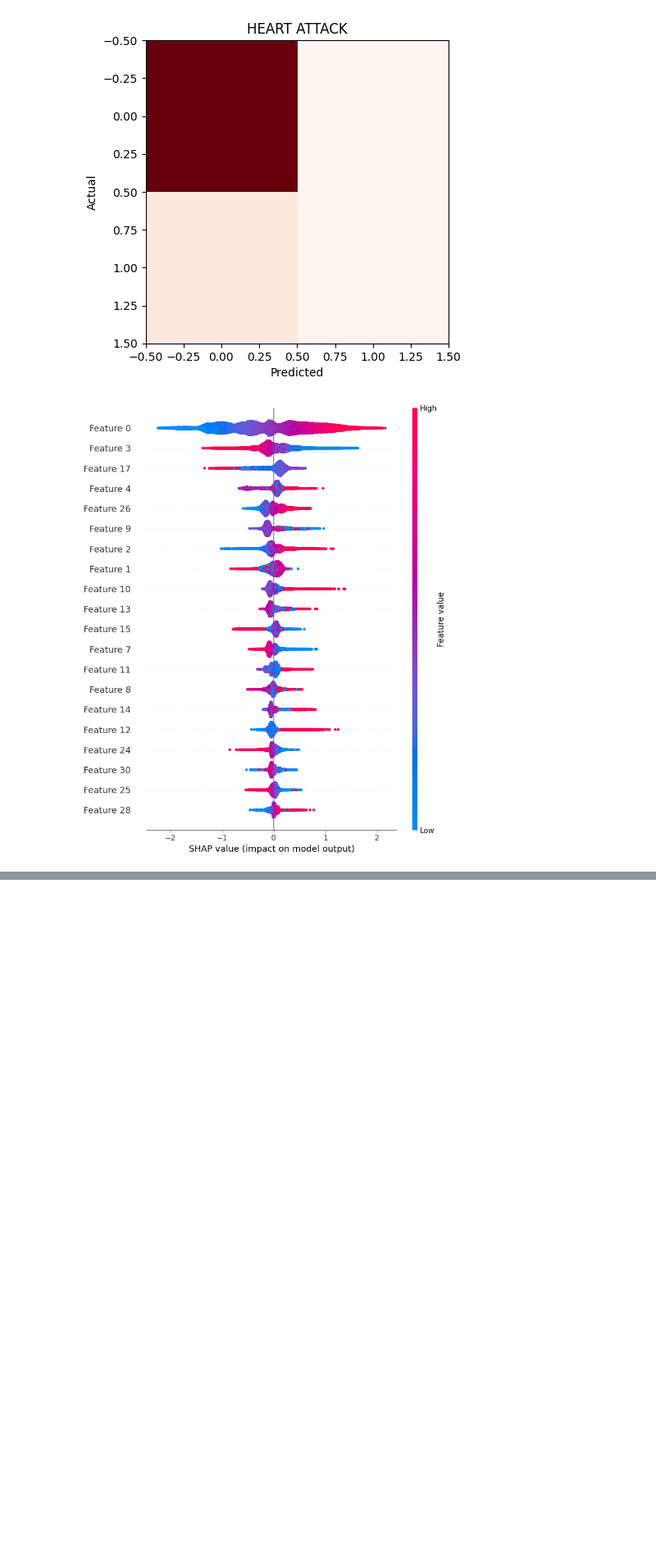
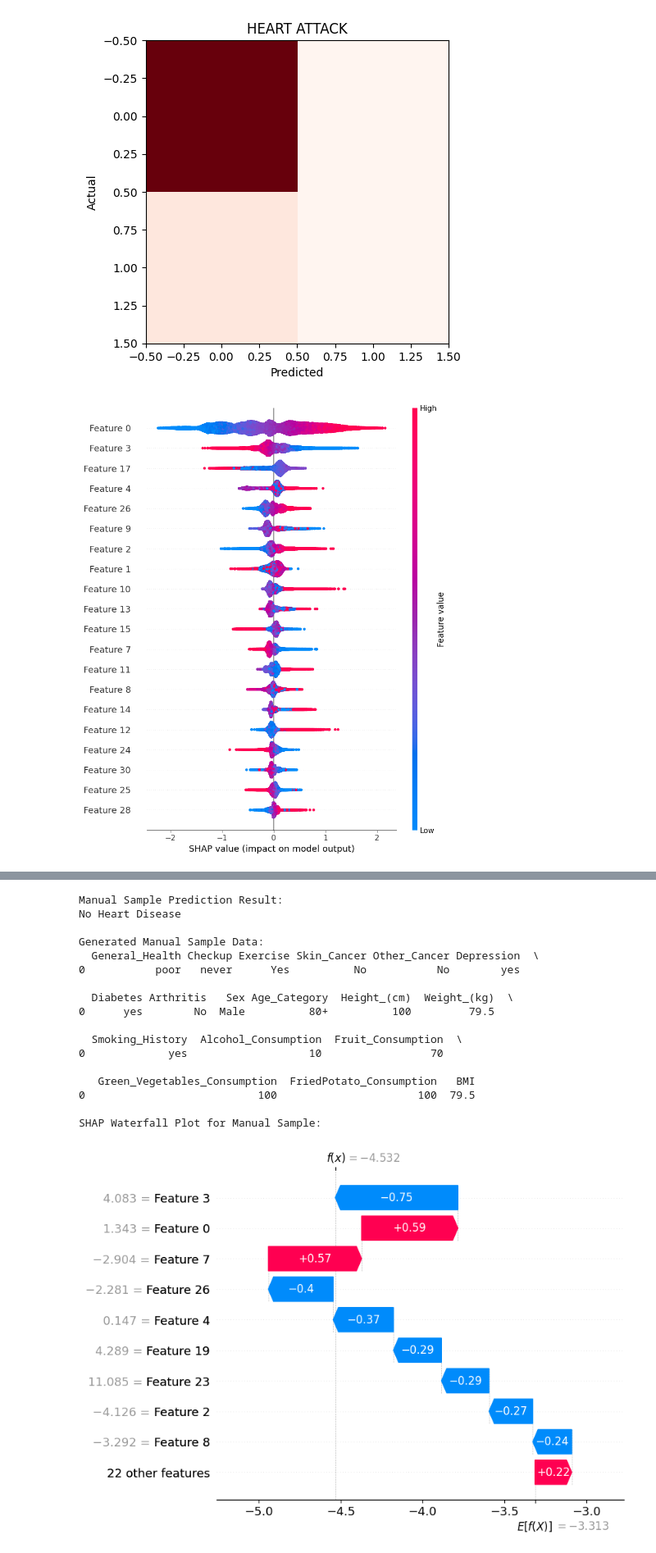
Before and after one commit to Manthanps/mini-project, a Jupyter notebook: mini_project.ipynb, the cells around one changed output, grey strips where cells are left out. Shown: that part at 82% size. Saved outputs shown, nothing was run; the diff lists cells and outputs as text; code cells hidden in the pictures; blank space fills up the shorter version.

```diff
--- a/mini_project.ipynb
+++ b/mini_project.ipynb
@@ -119,0 +107,72 @@ No Heart Disease
+# %%
+# Manual input for testing the model
+# Modify these values to test different scenarios
+manual_sample_data = {
+    'General_Health': 'poor',           # Options: 'Poor', 'Fair', 'Good', 'Very Good', 'Excellent'
+    'Checkup': 'never',   # Options: 'Never', 'Within the past year', 'Within the past 2 years', 'Within the past 5 years', '5 or more years ago'
+    'Exercise': 'Yes',                    # Options: 'Yes', 'No'
+    'Skin_Cancer': 'No',                  # Options: 'Yes', 'No'
+    'Other_Cancer': 'No',                   # Options: 'Yes', 'No'
+    'Depression': 'yes',                     # Options: 'Yes', 'No'
+    'Diabetes': 'yes',                      # Options: 'No', 'Yes', 'No, pre-diabetes or borderline diabetes', 'Yes, but female during pregnancy'
+    'Arthritis': 'No',                     # Options: 'Yes', 'No'
+    'Sex': 'Male',                      # Options: 'Male', 'Female'
+    'Age_Category': '80+',          # Options: '18-24', '25-29', '30-34', '35-39', '40-44', '45-49', '50-54', '55-59', '60-64', '65-69', '70-74', '75-79', '80+'
+    'Height_(cm)': 100,                     # Unit: centimeters
+    'Weight_(kg)': 79.5,                   # Unit: kilograms
+    'Smoking_History': 'yes',             # Options: 'Yes', 'No'
+    'Alcohol_Consumption': 10,           # Unit: drinks per week (approximate)
+    'Fruit_Consumption': 70,               # Unit: servings per month (approximate)
+    'Green_Vegetables_Consumption': 100,          # Unit: servings per month (approximate)
+    'FriedPotato_Consumption': 100            # Unit: servings per month (approximate)
+}
+
+# Calculate BMI from height and weight
+height_m = manual_sample_data['Height_(cm)'] / 100
+manual_sample_data['BMI'] = manual_sample_data['Weight_(kg)'] / (height_m ** 2) # Body Mass Index (calculated from height and weight)
+
+manual_sample_df = pd.DataFrame([manual_sample_data])
+
+original_X_columns = X_encoded.columns
+
+manual_sample_encoded = pd.get_dummies(manual_sample_df, drop_first=True)
+
+manual_sample_aligned = manual_sample_encoded.reindex(columns=original_X_columns, fill_value=0)
+
+manual_sample_scaled = scaler.transform(manual_sample_aligned)
+
+manual_sample_pca = pca.transform(manual_sample_scaled)
+
+manual_prediction = model.predict(manual_sample_pca)
+
+print("\nManual Sample Prediction Result:")
+print("Heart Disease" if manual_prediction[0] == 1 else "No Heart Disease")
+
+print("\nGenerated Manual Sample Data:")
+print(manual_sample_df)
+
+# SHAP analysis for the manual sample
+explainer = shap.Explainer(model, X_train)
+shap_values_manual = explainer(manual_sample_pca)
+
+print("\nSHAP Waterfall Plot for Manual Sample:")
+shap.plots.waterfall(shap_values_manual[0])
+# %% [output]
+Manual Sample Prediction Result:
+No Heart Disease
+
+Generated Manual Sample Data:
+  General_Health Checkup Exercise Skin_Cancer Other_Cancer Depression  \
+0           poor   never      Yes          No           No        yes
+
+  Diabetes Arthritis   Sex Age_Category  Height_(cm)  Weight_(kg)  \
+0      yes        No  Male          80+          100         79.5
+
+  Smoking_History  Alcohol_Consumption  Fruit_Consumption  \
+0             yes                   10                 70
+
+   Green_Vegetables_Consumption  FriedPotato_Consumption   BMI
+0                           100                      100  79.5
+
+SHAP Waterfall Plot for Manual Sample:
+[figure, added]
```
Also changed, not shown: parts of 1 cell of this notebook.
